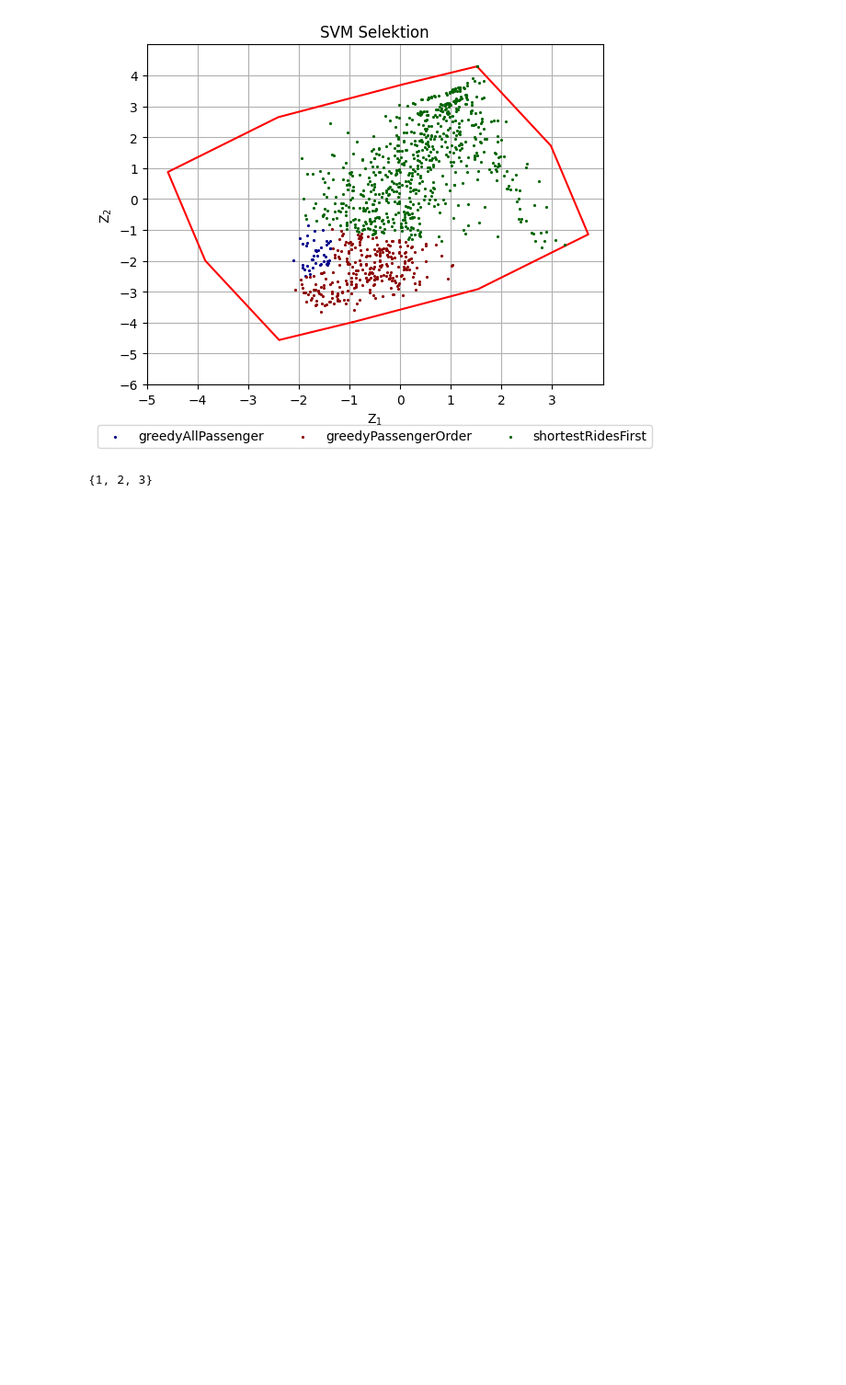
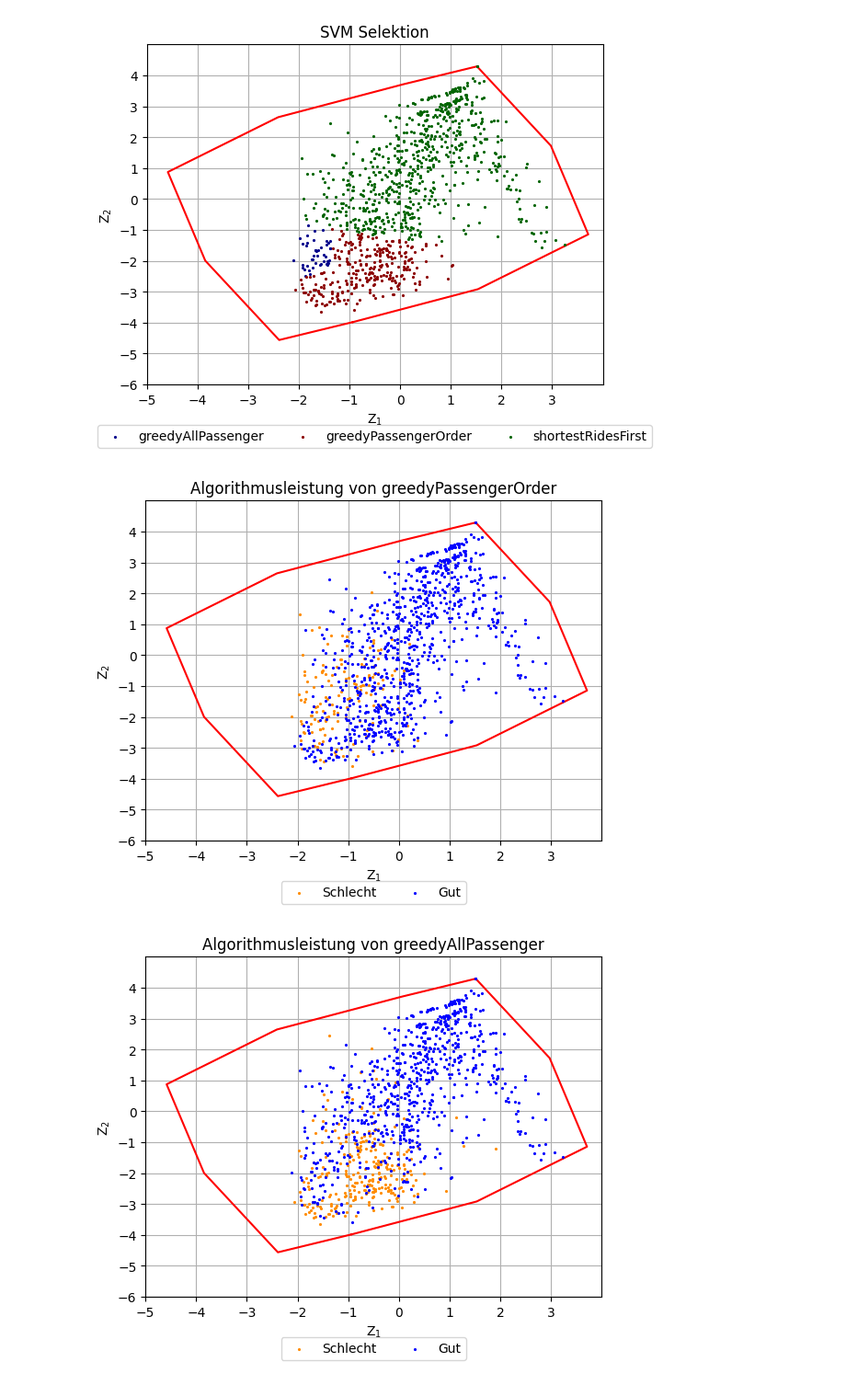
Before and after one commit to mikhailnefedov/OneTrainTransferProblemGenerator, a Jupyter notebook: python_backend/27-09-1000-pythia.ipynb, the cells around one changed output. Shown at 92% size. Drawn from its saved outputs; the diff is of its cells as text; code cells hidden in the pictures; blank space fills up the shorter version.

```diff
--- a/python_backend/27-09-1000-pythia.ipynb
+++ b/python_backend/27-09-1000-pythia.ipynb
@@ -244,11 +243,75 @@ visualize_algorithm_selection(instances_coordinates_algorithms, border_coords =
 # %% [output]
 [figure]
 # %%
+algorithm_colors = {
+    "greedyPassengerOrder": "darkred",
+    "greedyAllPassenger": "darkblue",
+    "shortestRidesFirst": "darkgreen",
+    "longestRidesFirst": "grey"
+}
+
+
+def visualize_instance_space(instance_coordinate_pairs, border_coords = [], original_instances_more_transparent = False,targets = [], algorithm = ""):
+        instance_coordinate_pairs.sort(key = lambda x: x[2])
+        grouped_instances_by_goodness = itertools.groupby(instance_coordinate_pairs, key= lambda x: x[2])
+        for key, group in grouped_instances_by_goodness:
+            alpha = 1.0
+            if (original_instances_more_transparent and (key == "SimpleGenerator" or key == "RealisticGenerator")):
+                alpha = 0.3
+
+            group_list = list(group)
+            x_coords = [pair[1][0] for pair in group_list]
+            y_coords = [pair[1][1] for pair in group_list]
+
+            plt.scatter(x_coords, y_coords, label=goodness_names[key], color=goodness_color[key], alpha = alpha, s = 1.6, zorder=2)
+
+        if (len(border_coords) > 0):
+            xs, ys = zip(*border_coords)
+            plt.plot(xs, ys, color='red',zorder=1)
+
+        if (len(targets) > 0):
+            xs, ys = zip(*targets)
+            plt.scatter(xs, ys, color='black', marker = "s",s = 2)
+
+        plt.legend(loc='upper center', bbox_to_anchor=(0.5, -0.10),ncol=2)
+        ax = plt.gca()
+        ax.set_axisbelow(True)
+        plt.grid()
+        plt.title("Algorithmusleistung von " + algorithm)
+        plt.xlim(x_plot_lim)
+        plt.xticks(np.arange(min(x_plot_lim), max(x_plot_lim), 1.0))
+        plt.ylim(y_plot_lim)
+        plt.yticks(np.arange(min(y_plot_lim), max(y_plot_lim), 1.0))
+
+        plt.xlabel("$\mathregular{Z_1}$")
+        plt.ylabel("$\mathregular{Z_2}$")
+
+        plt.show()
+
 
 with open('algorithmselection.json', 'r') as f:
     algorithm_selection = json.load(f)
 f.close()
 
-set(map(lambda x: x["algorithm"], algorithm_selection))
+algorithms = ["greedyPassengerOrder", "greedyAllPassenger", "shortestRidesFirst", "longestRidesFirst"]
+
+
+instances_and_coordinates = get_instances_and_coordinates()
+instances_and_coordinates = instances_and_coordinates[:1000]
+
+with open('binary-performance.json', 'r') as f:
+    binary_performance = json.load(f)
+f.close()
+
+
+for algorithm in ["greedyPassengerOrder", "greedyAllPassenger", "shortestRidesFirst", "longestRidesFirst"]:
+
+    instances_coordinates_goodness = []
+    for i in range(0, len(instances_and_coordinates)):
+        goodness = binary_performance[i][algorithm]
+        instances_coordinates_goodness.append((instances_and_coordinates[i][0], instances_and_coordinates[i][1], goodness))
+
+    visualize_instance_space(instances_coordinates_goodness, border_coords = likely_border, algorithm = algorithm)
 # %% [output]
-{1, 2, 3}
+[figure, added]
+[figure, added]
```
Also changed, not shown: parts of 2 cells of this notebook, 8 other files.
